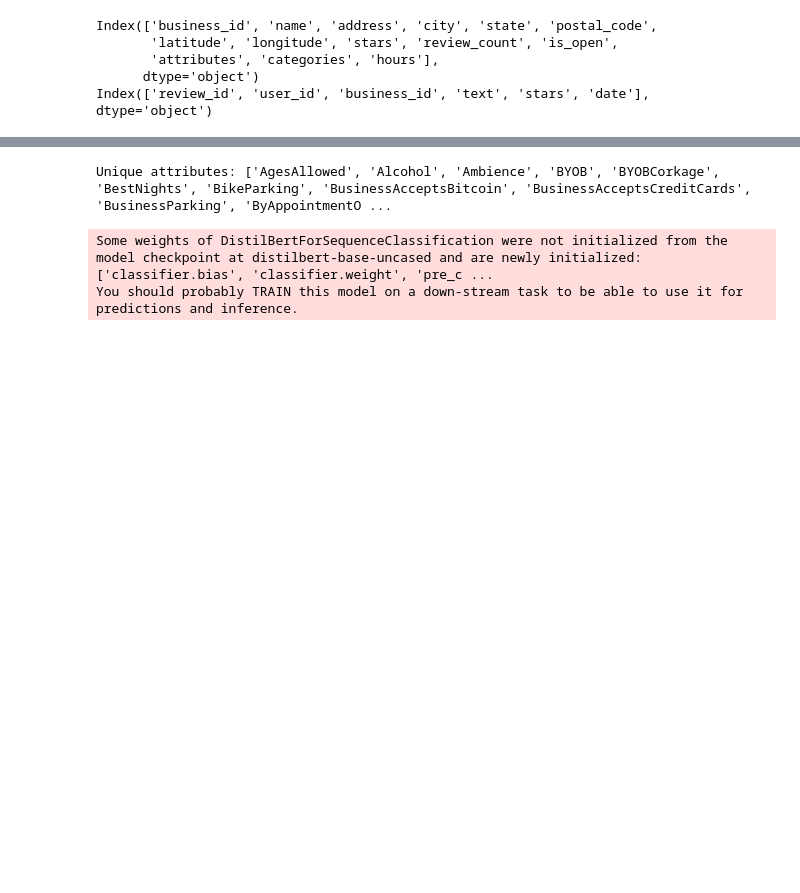
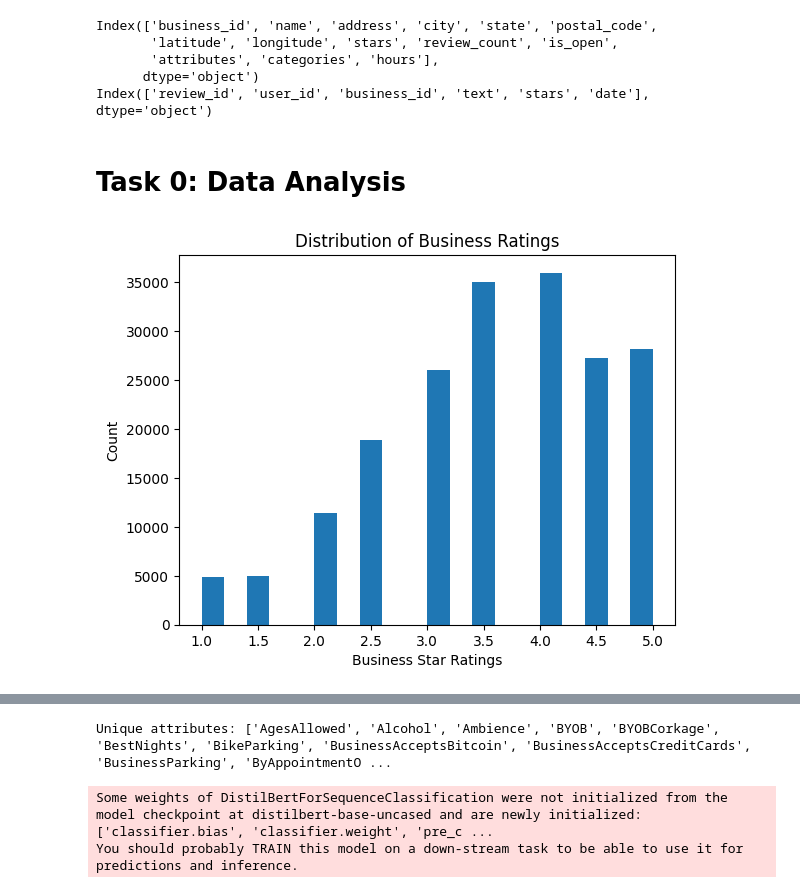
Before and after one commit to Nwbyyy/yelp-data-analysis, a Jupyter notebook: fin.ipynb, the cells around one changed output, grey strips where cells are left out. Saved outputs shown, nothing was run; the diff lists cells and outputs as text; code cells hidden in the pictures; blank space fills up the shorter version.

Commit message:
Data analysis and cleaning

```diff
--- a/fin.ipynb
+++ b/fin.ipynb
@@ -29,3 +33,15 @@ Index(['business_id', 'name', 'address', 'city', 'state', 'postal_code',
        'attributes', 'categories', 'hours'],
       dtype='object')
 Index(['review_id', 'user_id', 'business_id', 'text', 'stars', 'date'], dtype='object')
+# %% [markdown]
+# Task 0: Data Analysis
+# %%
+# Print a histograph for each star rating that a business has
+bus_df['stars'].hist(bins=20)
+plt.xlabel('Business Star Ratings')
+plt.ylabel('Count')
+plt.title('Distribution of Business Ratings')
+plt.grid(False) # The grid is so ugly why is this even a default option
+plt.show()
+# %% [output]
+[figure, added]
```
Also changed, not shown: parts of 20 cells of this notebook.
